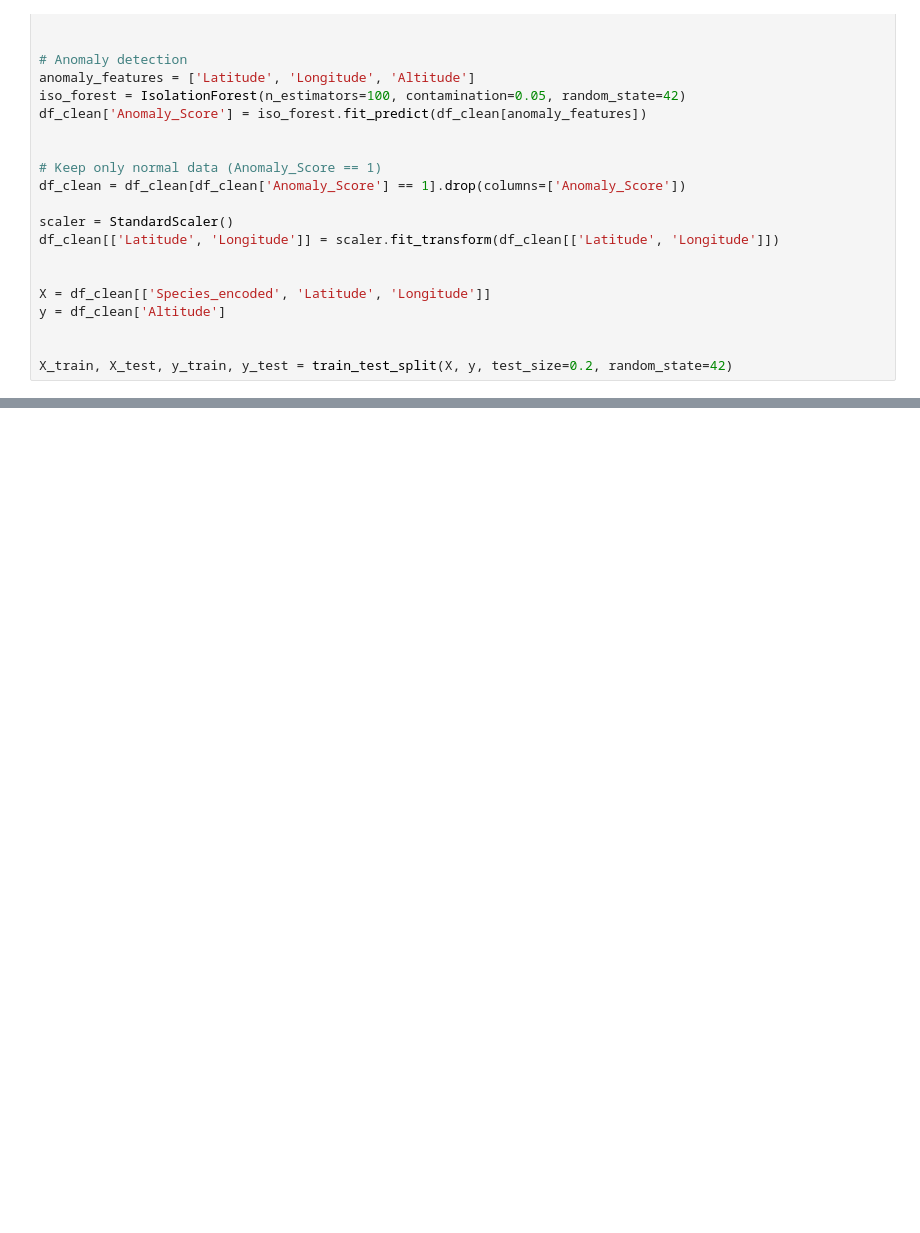
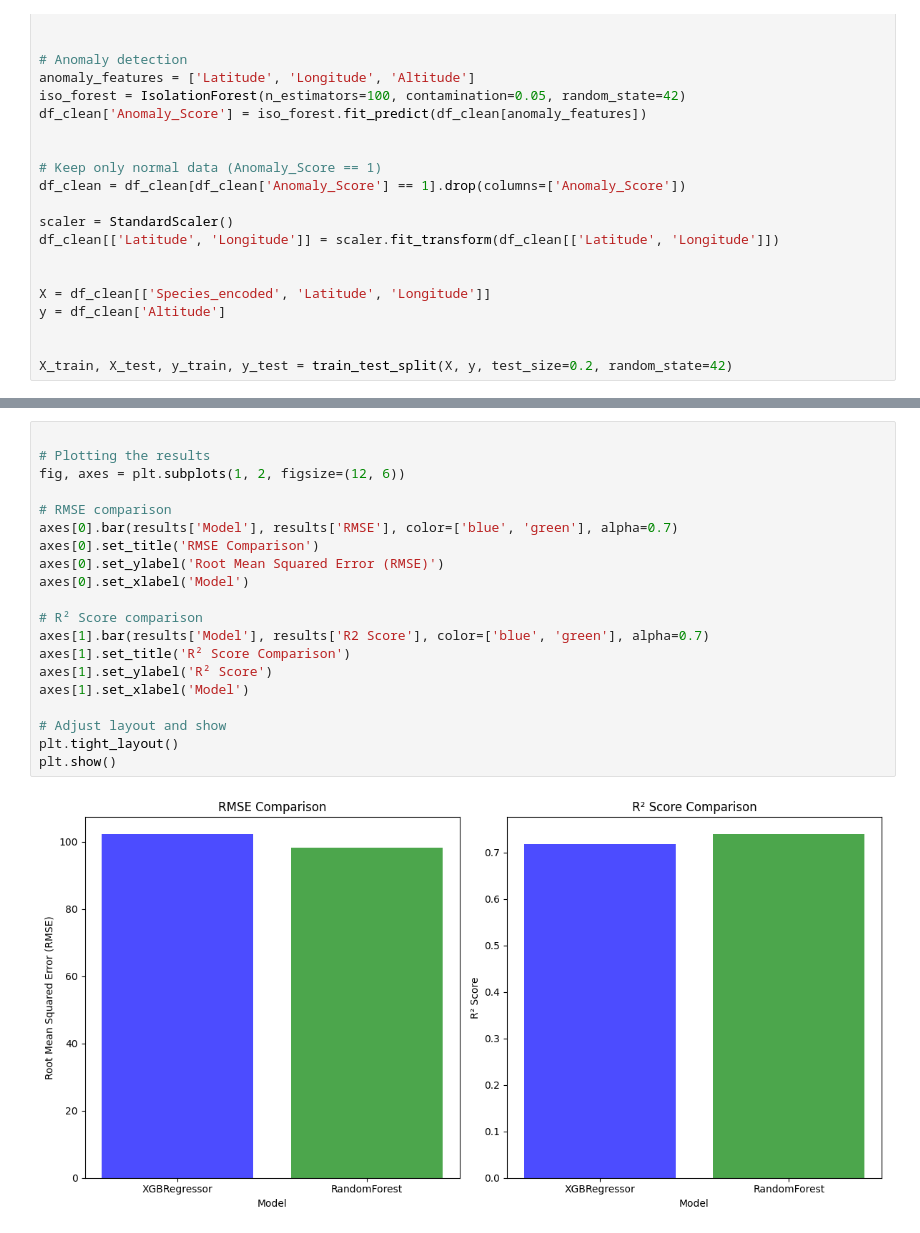
Before and after one commit to G-Bielokozowicz/Birdcall-Identification, a Jupyter notebook: altitude_prediction.ipynb, the cells around one changed output, grey strips where cells are left out. Saved outputs shown, nothing was run; the diff lists cells and outputs as text; blank space fills up the shorter version.

```diff
--- a/altitude_prediction.ipynb
+++ b/altitude_prediction.ipynb
@@ -194,0 +266,22 @@ R² Score: 0.718056045473423
+# %%
+
+# Plotting the results
+fig, axes = plt.subplots(1, 2, figsize=(12, 6))
+
+# RMSE comparison
+axes[0].bar(results['Model'], results['RMSE'], color=['blue', 'green'], alpha=0.7)
+axes[0].set_title('RMSE Comparison')
+axes[0].set_ylabel('Root Mean Squared Error (RMSE)')
+axes[0].set_xlabel('Model')
+
+# R² Score comparison
+axes[1].bar(results['Model'], results['R2 Score'], color=['blue', 'green'], alpha=0.7)
+axes[1].set_title('R² Score Comparison')
+axes[1].set_ylabel('R² Score')
+axes[1].set_xlabel('Model')
+
+# Adjust layout and show
+plt.tight_layout()
+plt.show()
+# %% [output]
+[figure, added]
```
Also changed, not shown: parts of 4 cells of this notebook.
